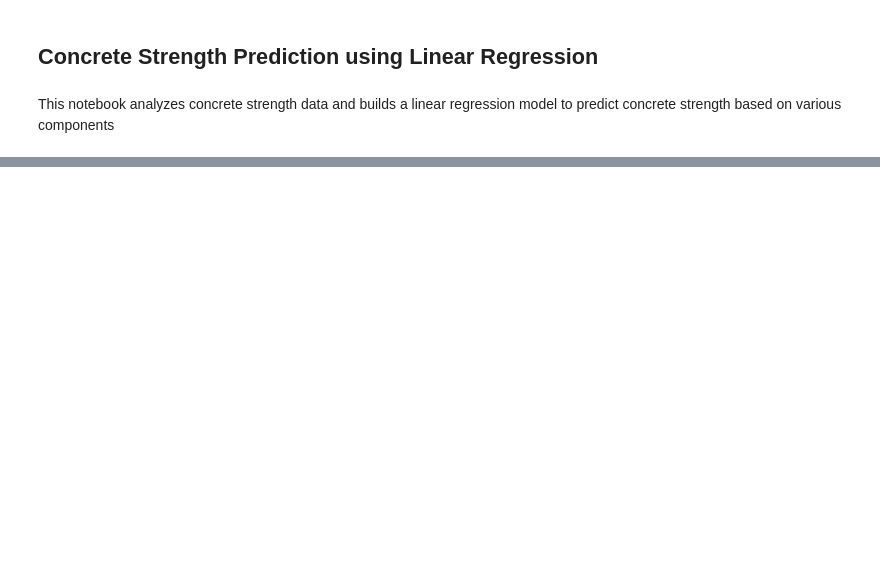
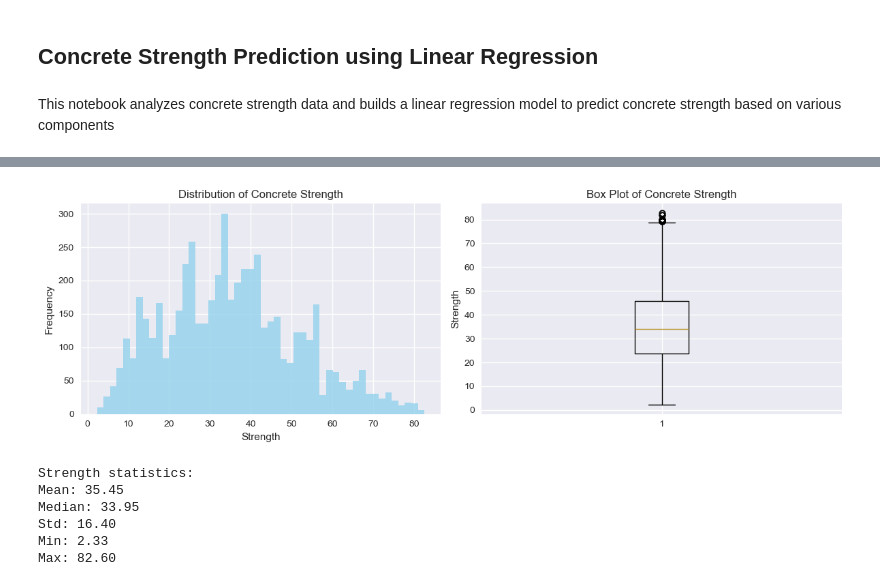
Before and after one commit to AaryanGotad/ml-practice, a Jupyter notebook: MLPlayground/concrete_strength_aaryan.ipynb, the cells around one changed output, grey strips where cells are left out. Drawn from its saved outputs; the diff is of its cells as text; code cells hidden in the pictures; blank space fills up the shorter version.

Commit message:
completed all steps before model training

```diff
--- a/MLPlayground/concrete_strength_aaryan.ipynb
+++ b/MLPlayground/concrete_strength_aaryan.ipynb
@@ -28,0 +33,13 @@ Error:
+# %%
+# Load the datasets
+train_df = pd.read_csv('datasets/train.csv')
+test_df = pd.read_csv('datasets/test.csv')
+sample_submission = pd.read_csv('datasets/sample_submission.csv')
+
+print(f"Training data shape: {train_df.shape}")
+print(f"Test data shape: {test_df.shape}")
+print(f"Sample submission shape: {sample_submission.shape}")
+
+# Display first few rows of training data
+print("\nFirst 5 rows of training data:")
+train_df.head()
@@ -28,0 +100,32 @@ Error:
+# %%
+# Target variable distribution
+plt.figure(figsize=(12, 4))
+
+plt.subplot(1, 2, 1)
+plt.hist(train_df['Strength'], bins=50, alpha=0.7, color='skyblue')
+plt.title('Distribution of Concrete Strength')
+plt.xlabel('Strength')
+plt.ylabel('Frequency')
+
+plt.subplot(1, 2, 2)
+plt.boxplot(train_df['Strength'])
+plt.title('Box Plot of Concrete Strength')
+plt.ylabel('Strength')
+
+plt.tight_layout()
+plt.show()
+
+print(f"Strength statistics:")
+print(f"Mean: {train_df['Strength'].mean():.2f}")
+print(f"Median: {train_df['Strength'].median():.2f}")
+print(f"Std: {train_df['Strength'].std():.2f}")
+print(f"Min: {train_df['Strength'].min():.2f}")
+print(f"Max: {train_df['Strength'].max():.2f}")
+# %% [output]
+[figure, added]
+Strength statistics:
+Mean: 35.45
+Median: 33.95
+Std: 16.40
+Min: 2.33
+Max: 82.60
```
Also changed, not shown: parts of 16 cells of this notebook.
